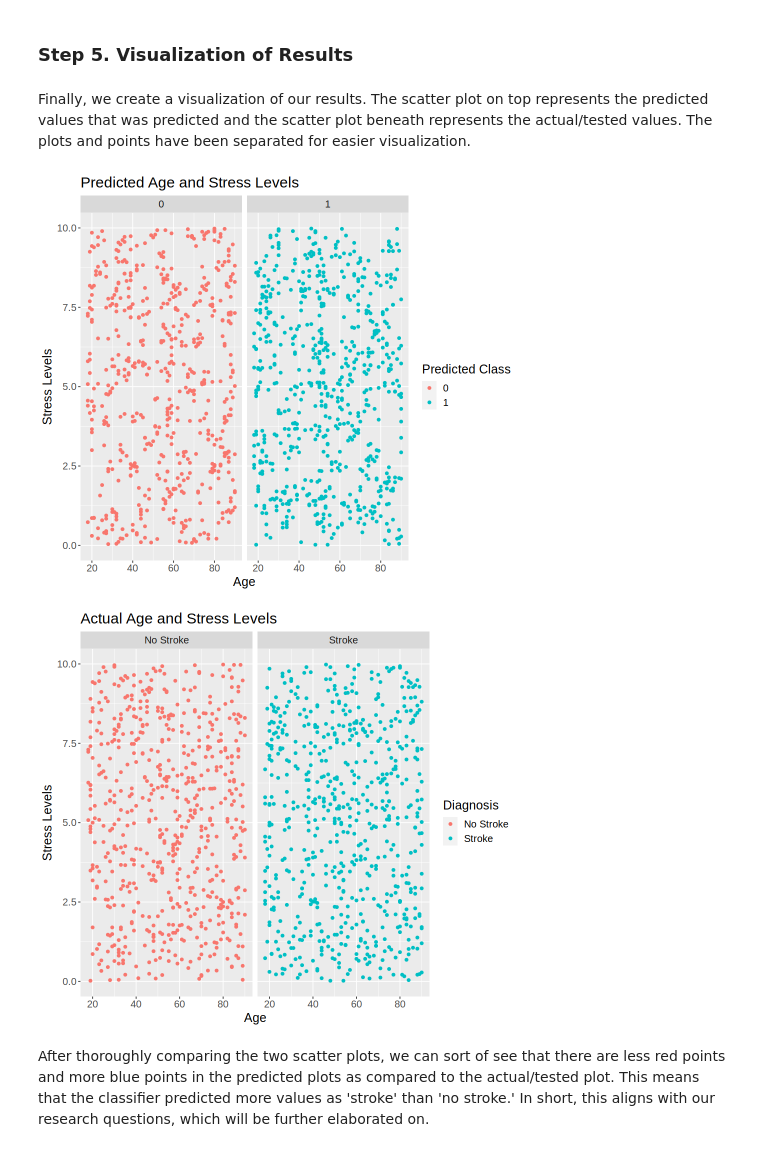
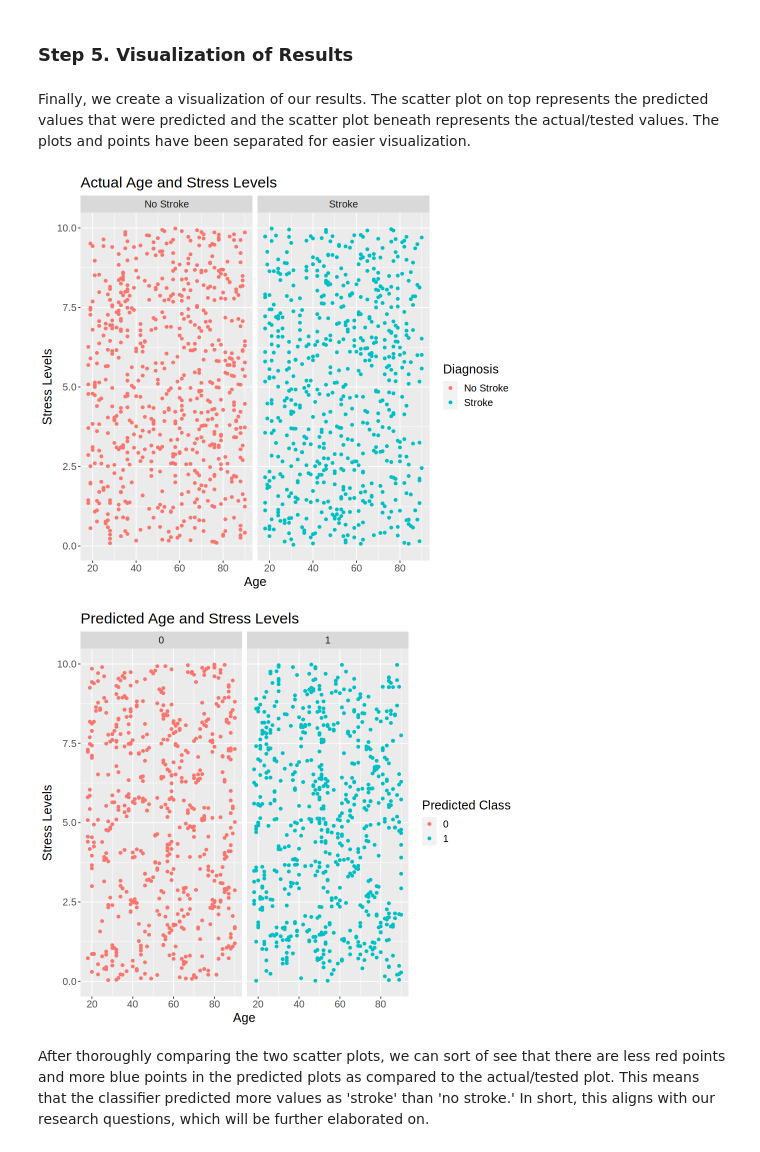
Before and after one commit to Megunight/dsci100-project, a Jupyter notebook: project.report.ipynb, the cells around one changed output. Cells and saved outputs as stored; diff of their text form; code cells hidden in the pictures.

```diff
--- a/project.report.ipynb
+++ b/project.report.ipynb
@@ -295,32 +323,32 @@ Overall, the accuracy, precision, and recall are approximately 50%. The reasonin
 # %% [markdown]
 ### Step 5. Visualization of Results
 # %% [markdown]
-Finally, we create a visualization of our results. The scatter plot on top represents the predicted values that was predicted and the scatter plot beneath represents the actual/tested values. The plots and points have been separated for easier visualization.
+Finally, we create a visualization of our results. The scatter plot on top represents the predicted values that were predicted and the scatter plot beneath represents the actual/tested values. The plots and points have been separated for easier visualization.
 # %%
 options(repr.plot.width = 8, repr.plot.height = 7)
 
-stroke_plot_1 <- ggplot(stroke_predictions, aes(x = age, y = stress_levels, color = .pred_class)) +
+stroke_plot_1 <- ggplot(stroke_testing, aes(x = age, y = stress_levels, color = diagnosis)) +
+                    geom_point() +
+                labs(x = "Age",
+                     y = "Stress Levels",
+                     color = "Diagnosis",
+                     title = "Actual Age and Stress Levels") +
+                theme(text = element_text(size = 15)) +
+                facet_grid(~ diagnosis)
+stroke_plot_2 <- ggplot(stroke_predictions, aes(x = age, y = stress_levels, color = .pred_class)) +
                     geom_point() +
                 labs(x = "Age",
                      y = "Stress Levels",
                      color = "Predicted Class",
                      title = "Predicted Age and Stress Levels") +
                 theme(text = element_text(size = 15)) +
                 facet_grid(~ .pred_class)
 
-stroke_plot_2 <- ggplot(stroke_testing, aes(x = age, y = stress_levels, color = diagnosis)) +
-                    geom_point() +
-                labs(x = "Age",
-                     y = "Stress Levels",
-                     color = "Diagnosis",
-                     title = "Actual Age and Stress Levels") +
-                theme(text = element_text(size = 15)) +
-                facet_grid(~ diagnosis)
 stroke_plot_1
 stroke_plot_2
 # %% [output]
-[figure, old version]
+[figure, new version]
-[figure, old version]
+[figure, new version]
 # %% [markdown]
 After thoroughly comparing the two scatter plots, we can sort of see that there are less red points and more blue points in the predicted plots as compared to the actual/tested plot. This means that the classifier predicted more values as 'stroke' than 'no stroke.' In short, this aligns with our research questions, which will be further elaborated on.
 # %% [markdown]
```
Also changed, not shown: parts of 12 cells of this notebook.
